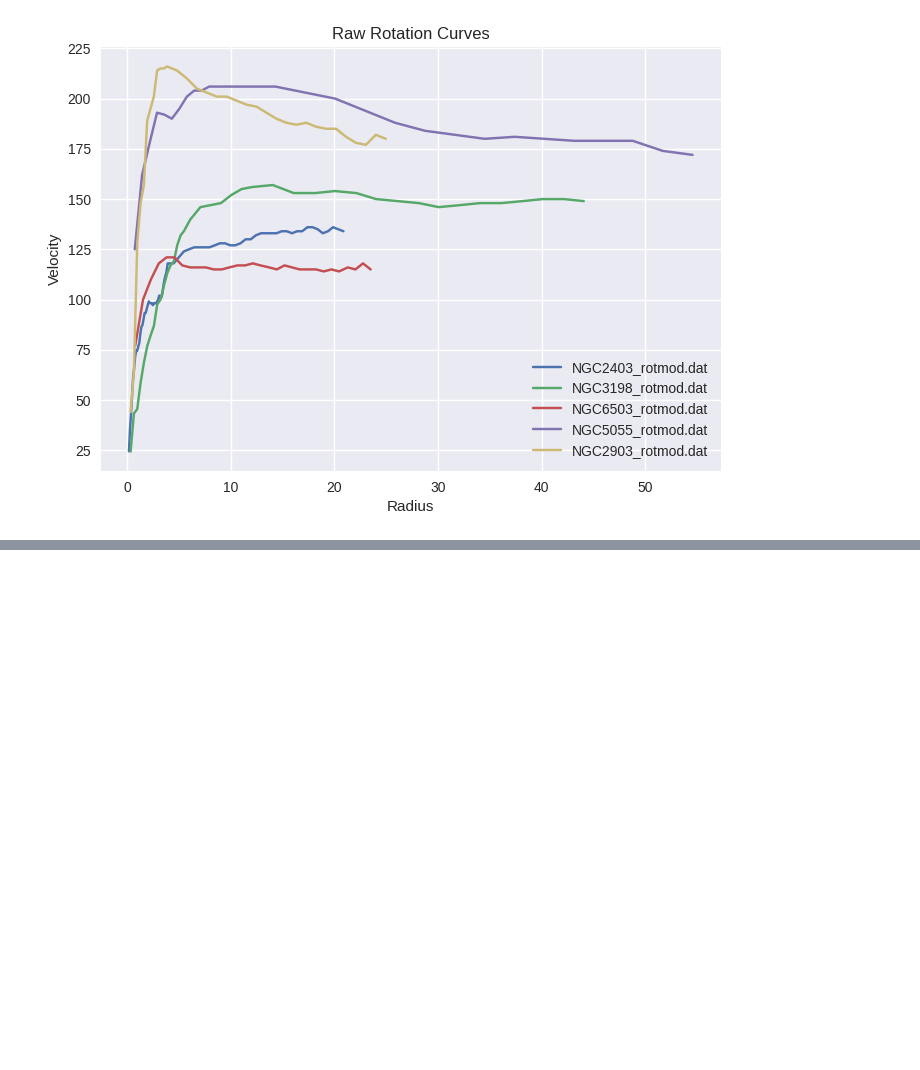
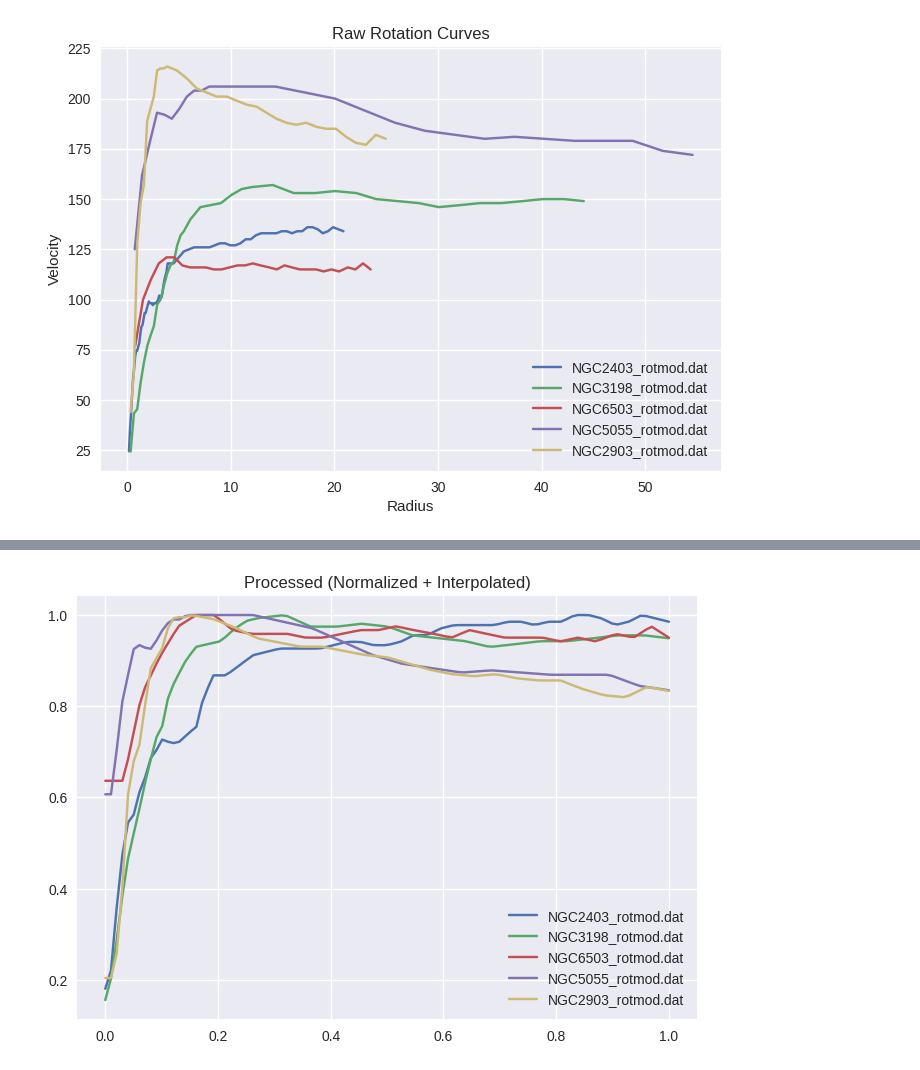
Before and after one commit to RajrupaDas/DMHalo, a Jupyter notebook: DMHalo.ipynb, the cells around one changed output, grey strips where cells are left out. Cells and saved outputs as stored; diff of their text form; code cells hidden in the pictures; blank space fills up the shorter version.

Commit message:
Normalization and interpolation

```diff
--- a/DMHalo.ipynb
+++ b/DMHalo.ipynb
@@ -81,0 +106,20 @@ plt.show()
+# %%
+def interpolate_curve(r, v, num_points=100):
+    r_new = np.linspace(0, 1, num_points)
+    v_new = np.interp(r_new, r, v)
+    return r_new, v_new
+# %%
+processed_galaxies = {}
+
+for name, (r, v) in norm_galaxies.items():
+    r_i, v_i = interpolate_curve(r, v)
+    processed_galaxies[name] = (r_i, v_i)
+# %%
+for name, (r, v) in processed_galaxies.items():
+    plt.plot(r, v, label=name)
+
+plt.legend()
+plt.title("Processed (Normalized + Interpolated)")
+plt.show()
+# %% [output]
+[figure, added]
```
Also changed, not shown: parts of 5 cells of this notebook.
